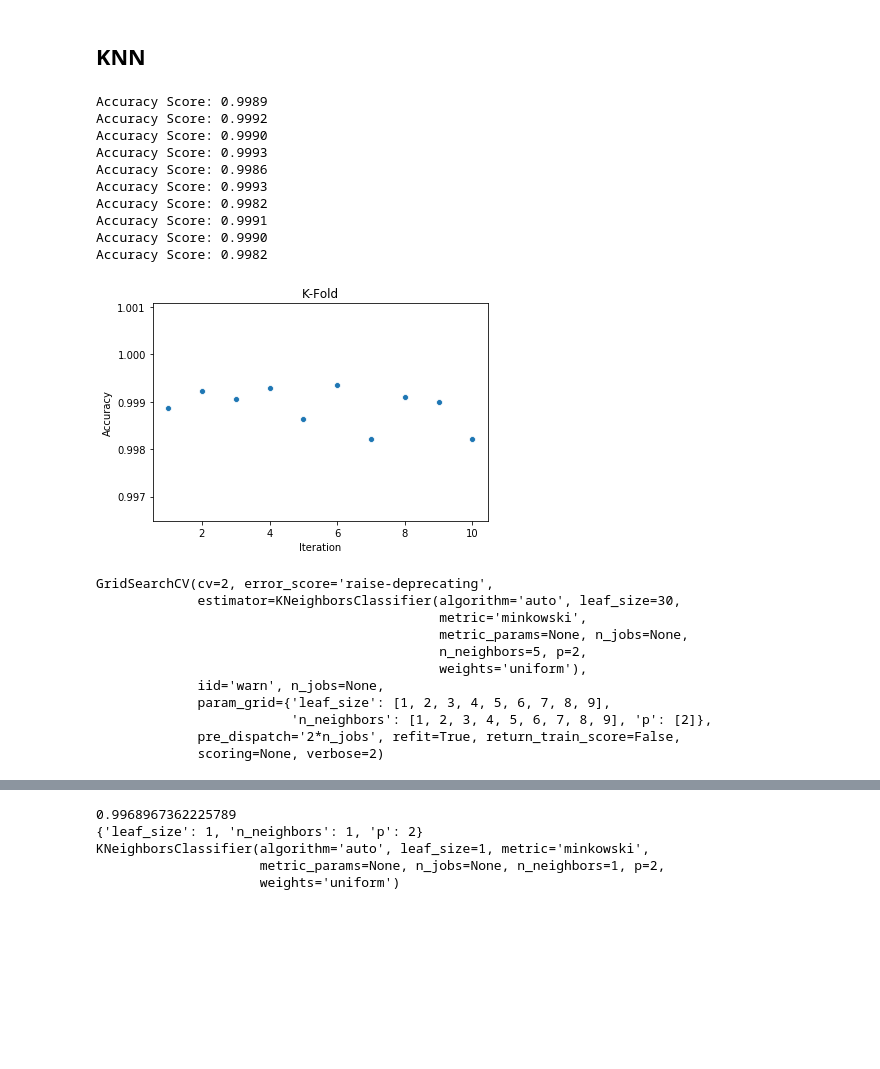
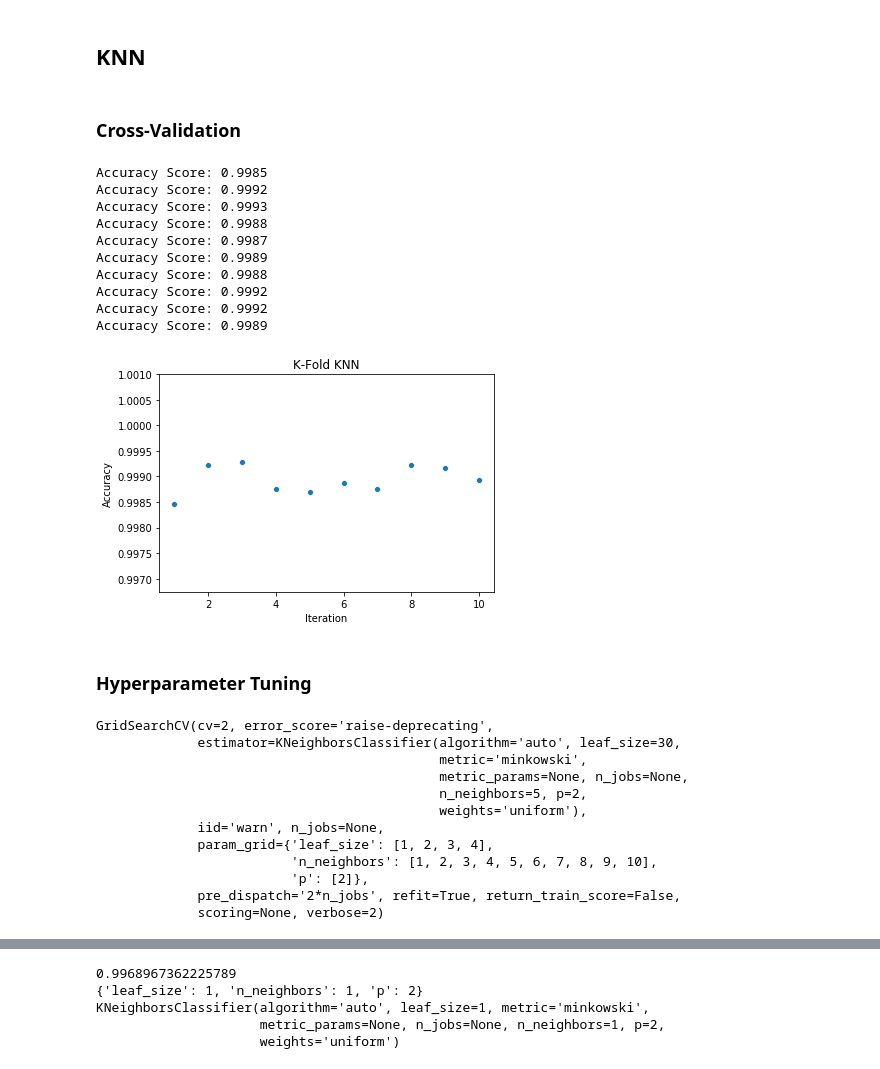
Before and after one commit to alexanderfache6/TCGA-kidney, a Jupyter notebook: module3-supervised-learning.ipynb, the cells around one changed output, grey strips where cells are left out. Drawn from its saved outputs; the diff is of its cells as text; code cells hidden in the pictures; blank space fills up the shorter version.

```diff
--- a/module3-supervised-learning.ipynb
+++ b/module3-supervised-learning.ipynb
@@ -11,0 +28,18 @@ from sklearn.model_selection import GridSearchCV, train_test_split
+# %%
+from sklearn.model_selection import KFold
+
+def cross_validation_KFold(clf, X_train, y_train, title, number_splits=10, plot=True):
+    kf = KFold(n_splits=number_splits, shuffle=True)
+
+    accuracy = []
+    for train_index, test_index in kf.split(X_train):
+        clf = clf.fit(X_train[train_index, :], y_train[train_index])
+        y_train_prediction = clf.predict(X_train[train_index, :])
+
+        accuracy.append(accuracy_score(y_train[train_index], y_train_prediction, normalize=True))
+        print('%s: %.4f' % ('Accuracy Score', accuracy[-1]))
+
+    if plot:
+        ax = sb.scatterplot(x=range(1, len(accuracy) + 1), y=accuracy, palette="Blues_d")
+        ax.set(xlabel='Iteration', ylabel='Accuracy', title='K-Fold ' + title)
+        ax.figure.savefig('Module3/KFold_' + title + '.png')
@@ -14,8 +65,8 @@ from sklearn.model_selection import GridSearchCV, train_test_split
 # %%
 # X, X_scaled, X_pca
 
-X = np.load('Module3/X_pca.npy')
-y = np.load('Module3/y.npy')
+X = np.load('Module3/data/X_pca.npy')
+y = np.load('Module3/data/y.npy')
 
 print(X.shape)
 print(y.shape)
@@ -73,27 +93,29 @@ def cross_validation(clf, X_train, y_train, plot=True):
 ## KNN
 # %%
 from sklearn.neighbors import KNeighborsClassifier
+# %% [markdown]
+### Cross-Validation
 # %%
-# Cross-Validation (see if KNN is a good approach)
+# Cross-Validation
 
-cross_validation(KNeighborsClassifier(), X_train, y_train)
+cross_validation_KFold(KNeighborsClassifier(), X_train, y_train, 'KNN')
 # %% [output]
+Accuracy Score: 0.9985
+Accuracy Score: 0.9992
+Accuracy Score: 0.9993
+Accuracy Score: 0.9988
+Accuracy Score: 0.9987
 Accuracy Score: 0.9989
+Accuracy Score: 0.9988
 Accuracy Score: 0.9992
-Accuracy Score: 0.9990
-Accuracy Score: 0.9993
-Accuracy Score: 0.9986
-Accuracy Score: 0.9993
-Accuracy Score: 0.9982
-Accuracy Score: 0.9991
-Accuracy Score: 0.9990
-Accuracy Score: 0.9982
+Accuracy Score: 0.9992
+Accuracy Score: 0.9989
-[figure, old version]
+[figure, new version]
+# %% [markdown]
+### Hyperparameter Tuning
 # %%
-# Hyperparameter Tuning
-
-n_neighbors = list(range(1, 10))
-leaf_size = list(range(1, 10))
+n_neighbors = list(range(1, 11))
+leaf_size = list(range(1, 5))
 p = [2]
 hyperparameters = dict(n_neighbors=n_neighbors, leaf_size=leaf_size, p=p)
 
@@ -107,8 +129,9 @@ GridSearchCV(cv=2, error_score='raise-deprecating',
                                             n_neighbors=5, p=2,
                                             weights='uniform'),
              iid='warn', n_jobs=None,
-             param_grid={'leaf_size': [1, 2, 3, 4, 5, 6, 7, 8, 9],
-                         'n_neighbors': [1, 2, 3, 4, 5, 6, 7, 8, 9], 'p': [2]},
+             param_grid={'leaf_size': [1, 2, 3, 4],
+                         'n_neighbors': [1, 2, 3, 4, 5, 6, 7, 8, 9, 10],
+                         'p': [2]},
              pre_dispatch='2*n_jobs', refit=True, return_train_score=False,
              scoring=None, verbose=2)
 # %%
```
Also changed, not shown: parts of 43 cells of this notebook, 22 other files.
